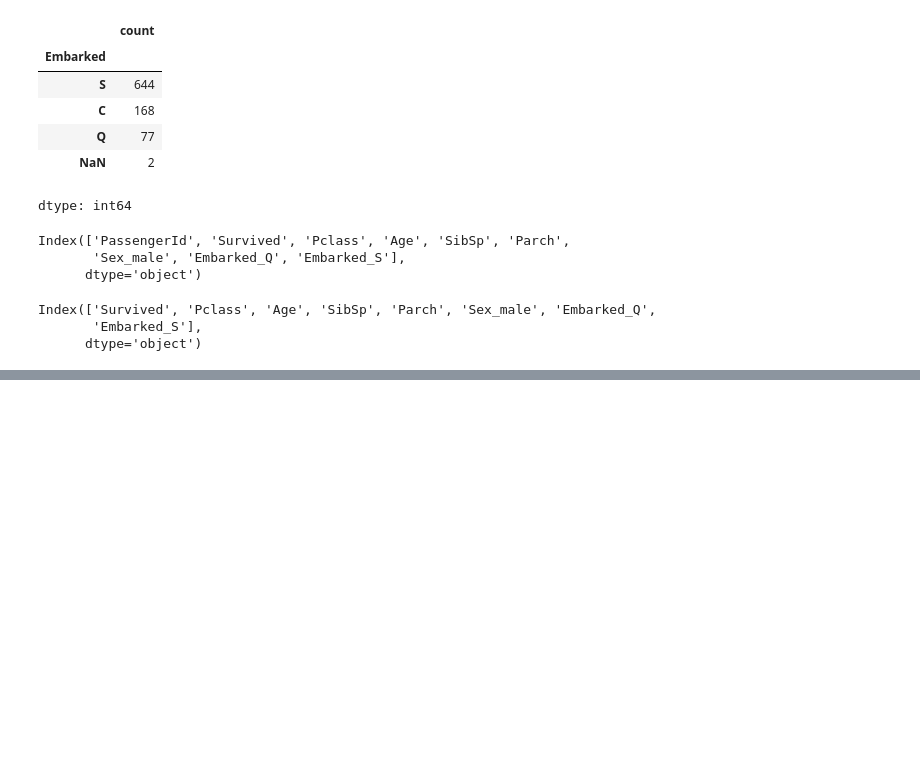
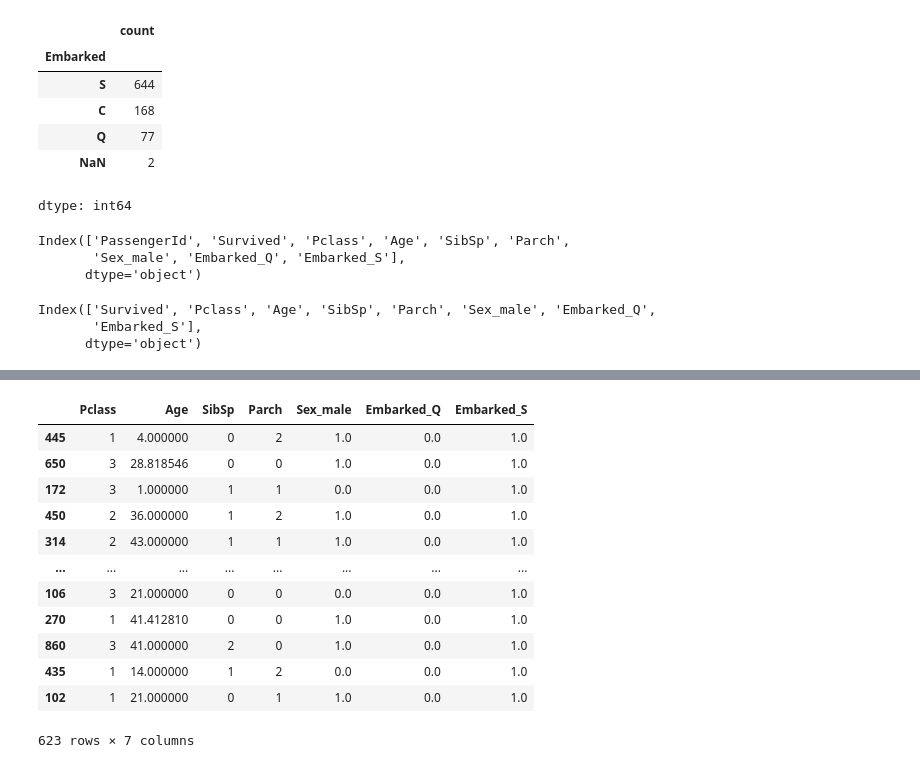
Before and after one commit to sarasantosdev/machine_learning_guia_de_referencia_rapida_estudos, a Jupyter notebook: machine_learning_guia_referencia_rapida.ipynb, the cells around one changed output, grey strips where cells are left out. Cells and saved outputs as stored; diff of their text form; code cells hidden in the pictures; blank space fills up the shorter version.

```diff
--- a/machine_learning_guia_referencia_rapida.ipynb
+++ b/machine_learning_guia_referencia_rapida.ipynb
@@ -172,0 +201,25 @@ X_train, X_test, y_train, y_test = model_selection.train_test_split(X, y, test_s
+# %%
+# realizando a imputação dos dados de acordo com o livro
+cols = ['Pclass', 'Age', 'SibSp', 'Parch', 'Sex_male', 'Embarked_Q', 'Embarked_S']
+
+imputer = impute.IterativeImputer(max_iter=10, random_state=42)
+
+imputed = imputer.fit_transform(X_train[cols])
+
+X_train.loc[:, cols] = imputed
+
+X_train
+# %% [output]
+|  | Pclass | Age | SibSp | Parch | Sex_male | Embarked_Q | Embarked_S |
+| 445 | 1 | 4.000000 | 0 | 2 | 1.0 | 0.0 | 1.0 |
+| 650 | 3 | 28.818546 | 0 | 0 | 1.0 | 0.0 | 1.0 |
+| 172 | 3 | 1.000000 | 1 | 1 | 0.0 | 0.0 | 1.0 |
+| 450 | 2 | 36.000000 | 1 | 2 | 1.0 | 0.0 | 1.0 |
+| 314 | 2 | 43.000000 | 1 | 1 | 1.0 | 0.0 | 1.0 |
+| ... | ... | ... | ... | ... | ... | ... | ... |
+| 106 | 3 | 21.000000 | 0 | 0 | 0.0 | 0.0 | 1.0 |
+| 270 | 1 | 41.412810 | 0 | 0 | 1.0 | 0.0 | 1.0 |
+| 860 | 3 | 41.000000 | 2 | 0 | 1.0 | 0.0 | 1.0 |
+| 435 | 1 | 14.000000 | 1 | 2 | 0.0 | 0.0 | 1.0 |
+| 102 | 1 | 21.000000 | 0 | 1 | 1.0 | 0.0 | 1.0 |
+623 rows × 7 columns
```
Also changed, not shown: parts of 5 cells of this notebook.
